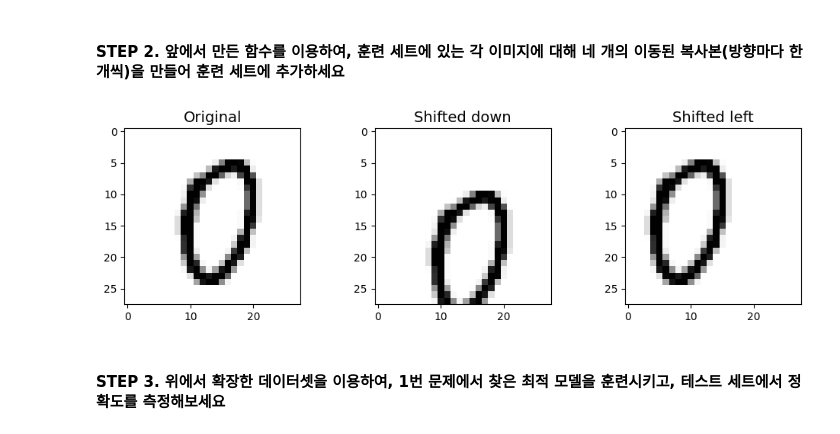
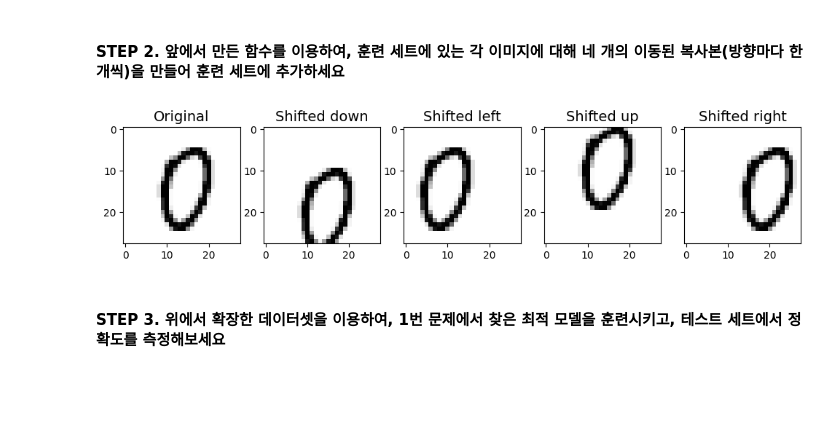
Before and after one commit to seoyujiin/esaa_ob, a Jupyter notebook: 분류_연습문제.ipynb, the cells around one changed output. Saved outputs shown, nothing was run; the diff lists cells and outputs as text; code cells hidden in the pictures; blank space fills up the shorter version.

```diff
--- a/분류_연습문제.ipynb
+++ b/분류_연습문제.ipynb
@@ -98,20 +97,28 @@ def shift_image(image, dx, dy):
 image = X_train[1000]
 shifted_image_down = shift_image(image, 0, 5)
 shifted_image_left = shift_image(image, -5, 0)
+shifted_image_up = shift_image(image, 0, -5)
+shifted_image_right = shift_image(image, 5, 0)
 # %%
 plt.figure(figsize=(12, 3))
-plt.subplot(131)
+plt.subplot(151)
 plt.title("Original", fontsize=14)
 plt.imshow(image.reshape(28, 28), interpolation="nearest", cmap="Greys")
-plt.subplot(132)
+plt.subplot(152)
 plt.title("Shifted down", fontsize=14)
 plt.imshow(shifted_image_down.reshape(28, 28), interpolation="nearest", cmap="Greys")
-plt.subplot(133)
+plt.subplot(153)
 plt.title("Shifted left", fontsize=14)
 plt.imshow(shifted_image_left.reshape(28, 28), interpolation="nearest", cmap="Greys")
+plt.subplot(154)
+plt.title("Shifted up", fontsize=14)
+plt.imshow(shifted_image_up.reshape(28, 28), interpolation="nearest", cmap="Greys")
+plt.subplot(155)
+plt.title("Shifted right", fontsize=14)
+plt.imshow(shifted_image_right.reshape(28, 28), interpolation="nearest", cmap="Greys")
 plt.show()
 # %% [output]
-[figure, old version]
+[figure, new version]
 # %%
 X_train_augmented = [image for image in X_train]
 y_train_augmented = [label for label in y_train]
```
Also changed, not shown: parts of 2 cells of this notebook.
